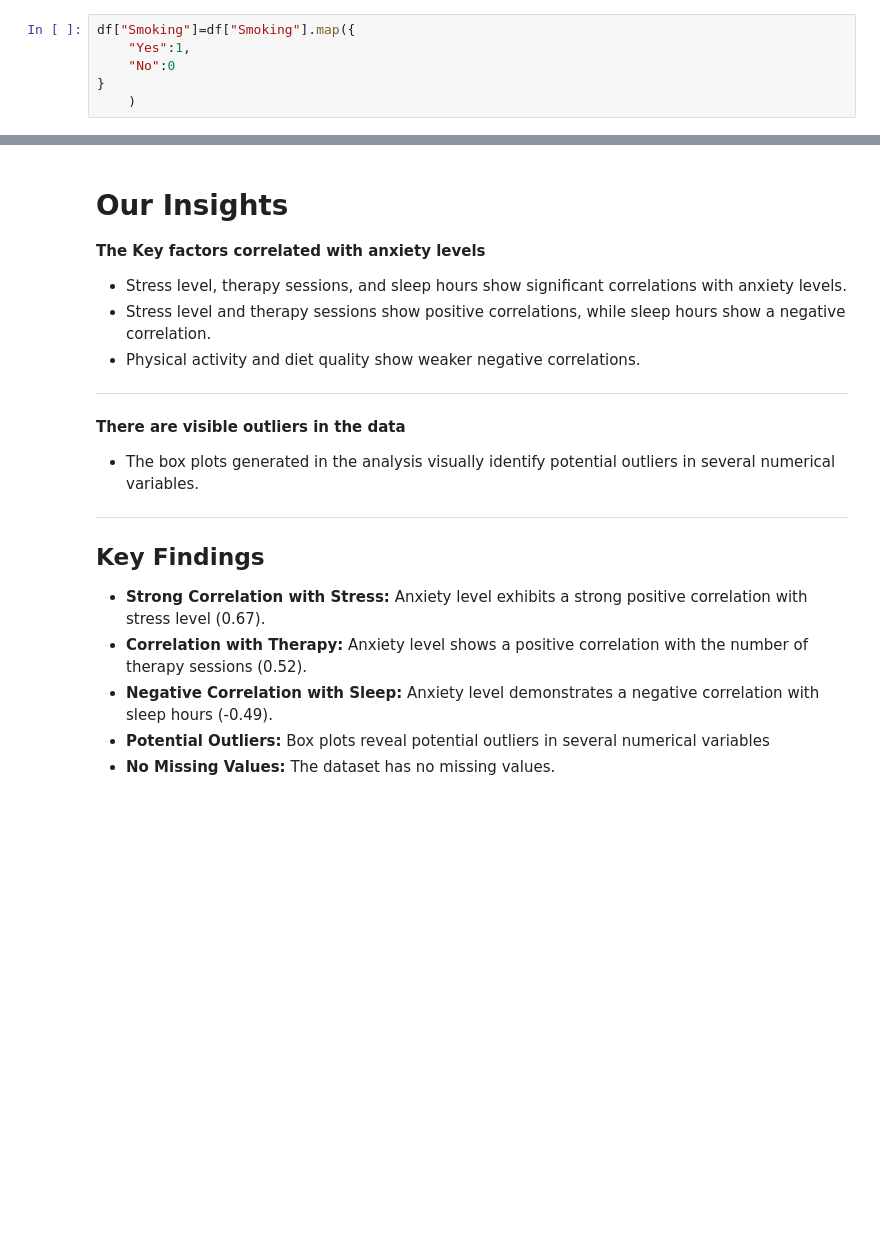
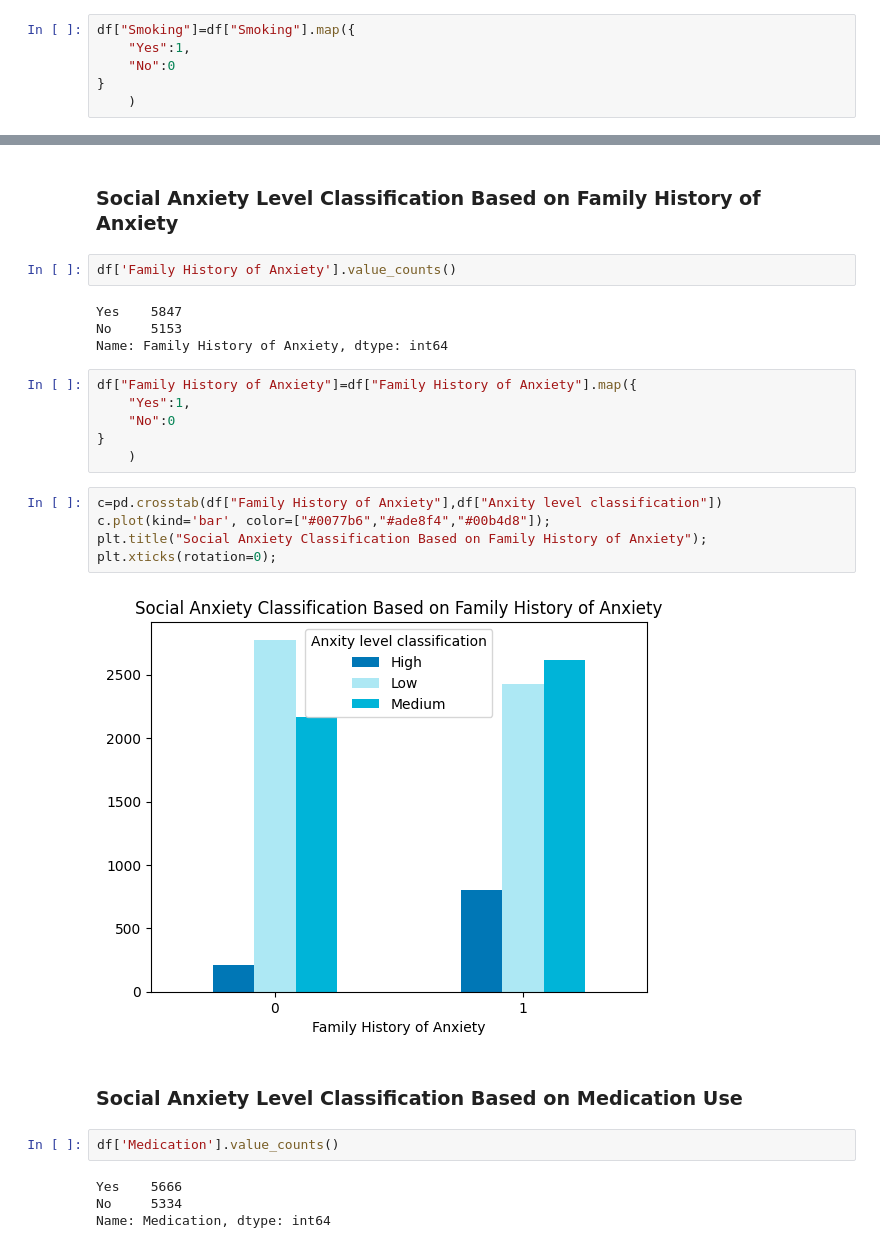
Before and after one commit to AsalSaud/predicting_social_anxiety, a Jupyter notebook: SOCIAL_ANXIETY_LEVEL_EDA.ipynb, the cells around one changed output, grey strips where cells are left out. Cells and saved outputs as stored; diff of their text form; blank space fills up the shorter version.

```diff
--- a/SOCIAL_ANXIETY_LEVEL_EDA.ipynb
+++ b/SOCIAL_ANXIETY_LEVEL_EDA.ipynb
@@ -338,18 +343,29 @@ plt.title("Anxiety level classification among the Smokers vs. Nonsmokers");
-# %% [markdown]
-# Our Insights #
-**The Key factors correlated with anxiety levels**
-- Stress level, therapy sessions, and sleep hours show significant correlations with anxiety levels.
-- Stress level and therapy sessions show positive correlations, while sleep hours show a negative correlation.
-- Physical activity and diet quality show weaker negative correlations.
------
-**There are visible outliers in the data**
-
-- The box plots generated in the analysis visually identify potential outliers in several numerical variables.
-
--------
-## Key Findings ##
-* **Strong Correlation with Stress:** Anxiety level exhibits a strong positive correlation with stress level (0.67).
-* **Correlation with Therapy:** Anxiety level shows a positive correlation with the number of therapy sessions (0.52).
-* **Negative Correlation with Sleep:** Anxiety level demonstrates a negative correlation with sleep hours (-0.49).
-* **Potential Outliers:** Box plots reveal potential outliers in several numerical variables
-* **No Missing Values:** The dataset has no missing values.
+# %% [markdown]
+### Social Anxiety  Level Classification Based on Family History of Anxiety ###
+# %%
+df['Family History of Anxiety'].value_counts()
+# %% [output]
+Yes    5847
+No     5153
+Name: Family History of Anxiety, dtype: int64
+# %%
+df["Family History of Anxiety"]=df["Family History of Anxiety"].map({
+    "Yes":1,
+    "No":0
+}
+    )
+# %%
+c=pd.crosstab(df["Family History of Anxiety"],df["Anxity level classification"])
+c.plot(kind='bar', color=["#0077b6","#ade8f4","#00b4d8"]);
+plt.title("Social Anxiety Classification Based on Family History of Anxiety");
+plt.xticks(rotation=0);
+# %% [output]
+[figure, added]
+# %% [markdown]
+### Social Anxiety Level Classification Based on Medication Use ###
+# %%
+df['Medication'].value_counts()
+# %% [output]
+Yes    5666
+No     5334
+Name: Medication, dtype: int64
```
Also changed, not shown: parts of 35 cells of this notebook.
